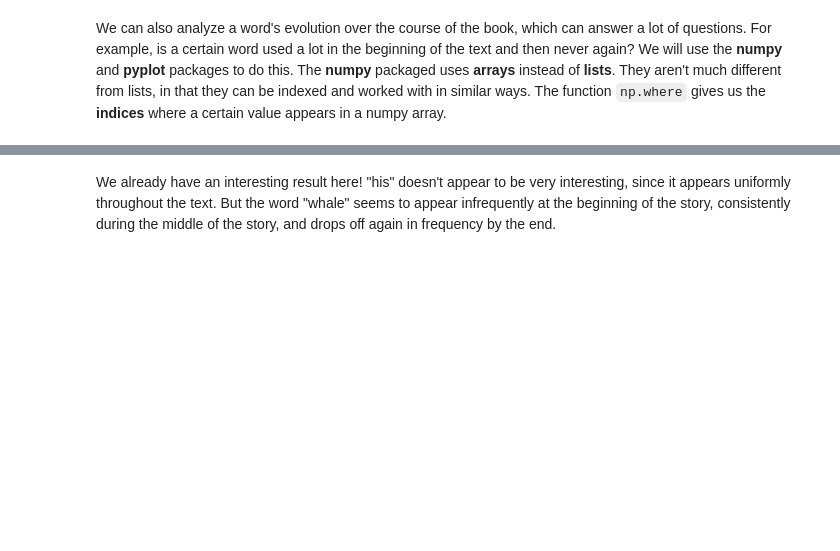
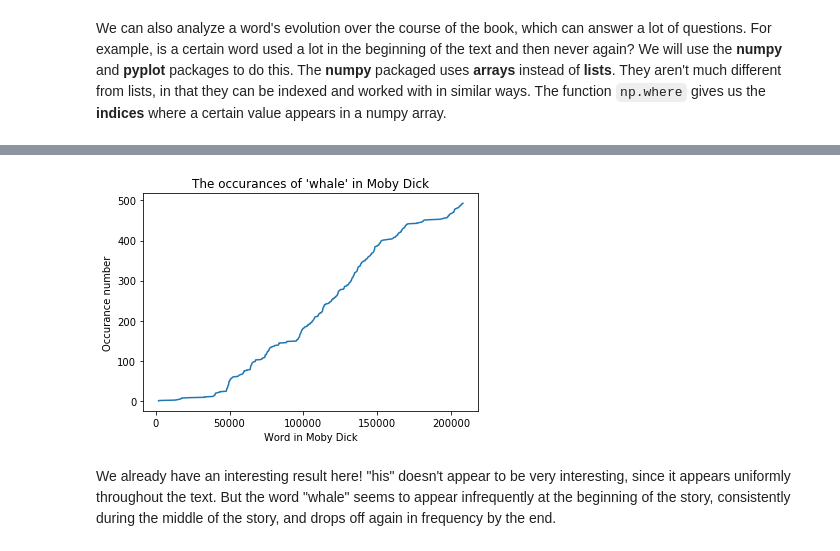
Before and after one commit to stevenstetzler/kahs-nn, a Jupyter notebook: intro_python/demos/text_analysis/moby_dick.ipynb, the cells around one changed output, grey strips where cells are left out. Cells and saved outputs as stored; diff of their text form; code cells hidden in the pictures; blank space fills up the shorter version.

```diff
--- a/intro_python/demos/text_analysis/moby_dick.ipynb
+++ b/intro_python/demos/text_analysis/moby_dick.ipynb
@@ -329,15 +335,17 @@ pyplot.show()
 # %%
 whale_locations = numpy.where(array_words == 'whale')[0]
 
 x_axis = whale_locations
-y_axis = np.linspace(0, len(whale_locations), len(whale_locations))
+y_axis = numpy.linspace(0, len(whale_locations), len(whale_locations))
 
 pyplot.plot(x_axis, y_axis)
 
 pyplot.title("The occurances of 'whale' in Moby Dick")
 pyplot.ylabel("Occurance number")
 pyplot.xlabel("Word in Moby Dick")
 
 pyplot.show()
+# %% [output]
+[figure, added]
 # %% [markdown]
 We already have an interesting result here! "his" doesn't appear to be very interesting, since it appears uniformly throughout the text. But the word "whale" seems to appear infrequently at the beginning of the story, consistently during the middle of the story, and drops off again in frequency by the end.
```
Also changed, not shown: parts of 5 cells of this notebook.
